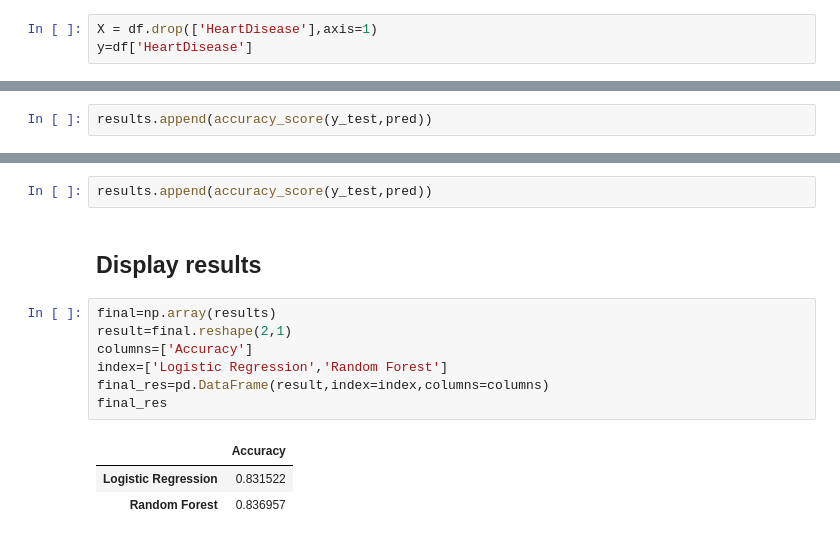
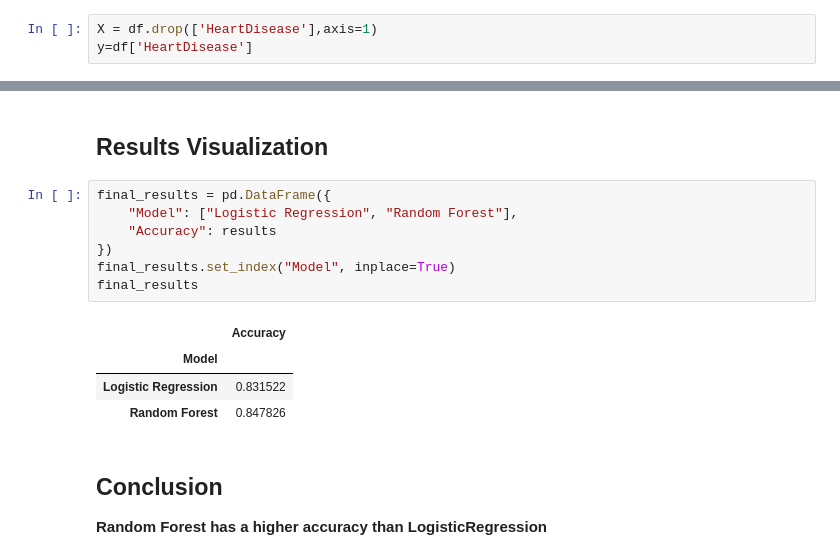
Before and after one commit to JenniferMarcia/HeartFailure, a Jupyter notebook: HeartDisease.ipynb, the cells around one changed output, grey strips where cells are left out. Cells and saved outputs as stored; diff of their text form.

```diff
--- a/HeartDisease.ipynb
+++ b/HeartDisease.ipynb
@@ -153,3 +181 @@ plt.show()
-# %%
-results.append(accuracy_score(y_test,pred))
 # %% [markdown]
@@ -199,15 +200,18 @@ Confusion matric :
-# %%
-results.append(accuracy_score(y_test,pred))
-# %% [markdown]
-## Display results
-# %%
-final=np.array(results)
-result=final.reshape(2,1)
-columns=['Accuracy']
-index=['Logistic Regression','Random Forest']
-final_res=pd.DataFrame(result,index=index,columns=columns)
-final_res
-# %% [output]
-|  | Accuracy |
-| Logistic Regression | 0.831522 |
-| Random Forest | 0.836957 |
+# %% [markdown]
+## Results Visualization
+# %%
+final_results = pd.DataFrame({
+    "Model": ["Logistic Regression", "Random Forest"],
+    "Accuracy": results
+})
+final_results.set_index("Model", inplace=True)
+final_results
+# %% [output]
+|  | Accuracy |
+| Model |  |
+| Logistic Regression | 0.831522 |
+| Random Forest | 0.847826 |
+# %% [markdown]
+## Conclusion
+
+**Random Forest has a higher accuracy than LogisticRegression**
```
Also changed, not shown: parts of 37 cells of this notebook.
